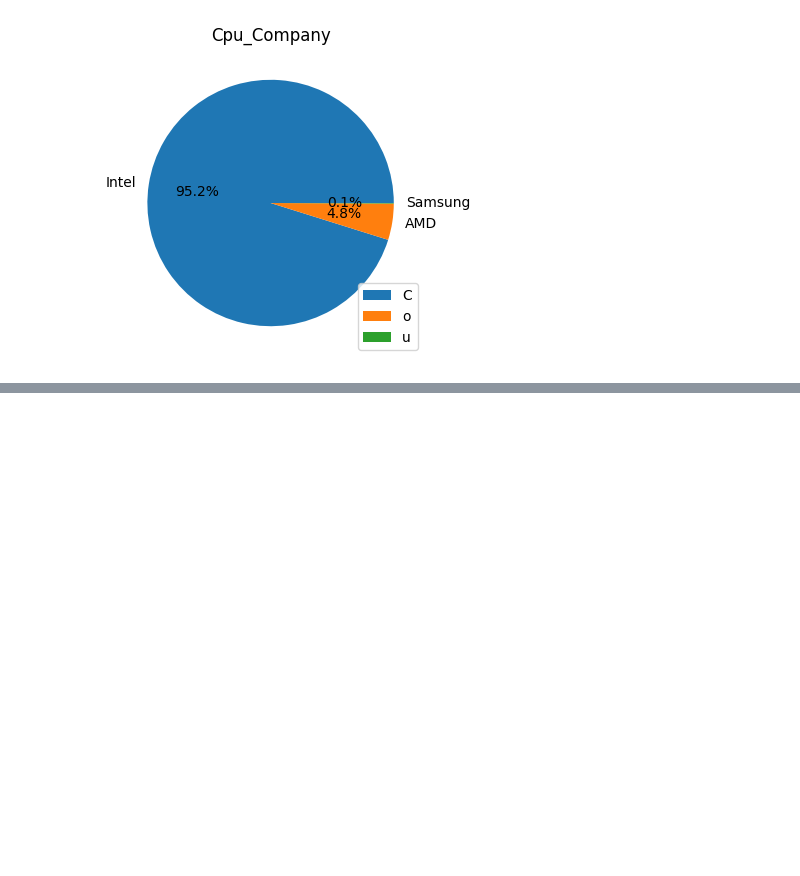
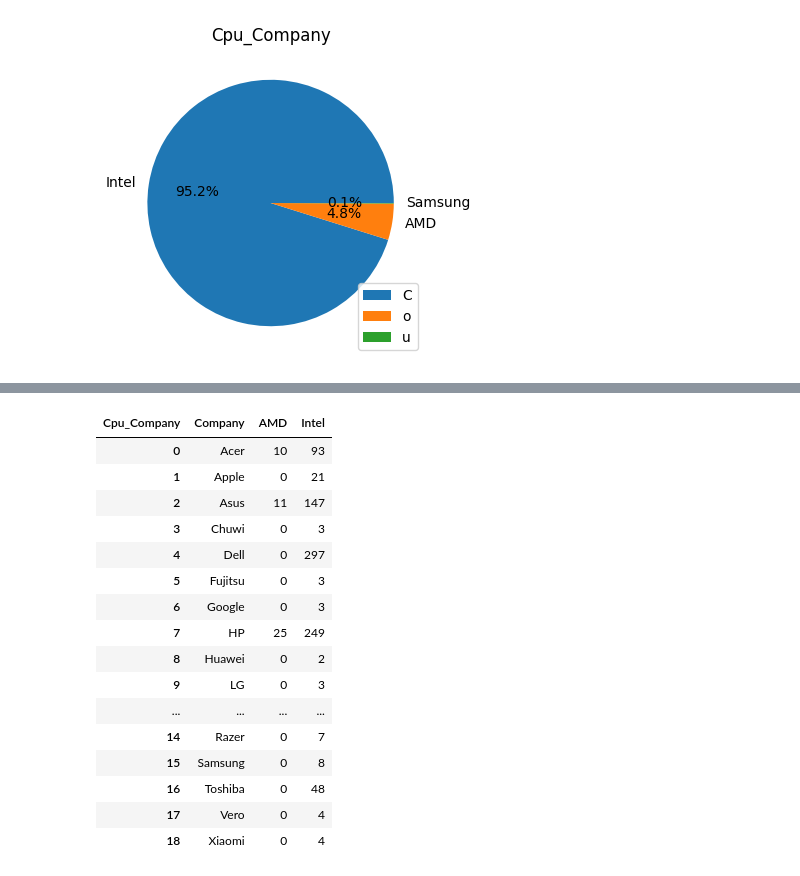
Before and after one commit to AleksandraPetrova97/python_homework, a Jupyter notebook: Seminary/Seminar_4.ipynb, the cells around one changed output, grey strips where cells are left out. Saved outputs shown, nothing was run; the diff lists cells and outputs as text; code cells hidden in the pictures; blank space fills up the shorter version.

```diff
--- a/Seminary/Seminar_4.ipynb
+++ b/Seminary/Seminar_4.ipynb
@@ -168,0 +206,23 @@ plt.legend('Count')
+# %%
+data = pd.crosstab(index=df['Company'], columns=df['Cpu_Company'])
+data.head()
+data = data.drop(columns=['Samsung']).reset_index()
+data
+# %% [output]
+| Cpu_Company | Company | AMD | Intel |
+| 0 | Acer | 10 | 93 |
+| 1 | Apple | 0 | 21 |
+| 2 | Asus | 11 | 147 |
+| 3 | Chuwi | 0 | 3 |
+| 4 | Dell | 0 | 297 |
+| 5 | Fujitsu | 0 | 3 |
+| 6 | Google | 0 | 3 |
+| 7 | HP | 25 | 249 |
+| 8 | Huawei | 0 | 2 |
+| 9 | LG | 0 | 3 |
+| ... | ... | ... | ... |
+| 14 | Razer | 0 | 7 |
+| 15 | Samsung | 0 | 8 |
+| 16 | Toshiba | 0 | 48 |
+| 17 | Vero | 0 | 4 |
+| 18 | Xiaomi | 0 | 4 |
```
Also changed, not shown: parts of 5 cells of this notebook, 2 other files.
